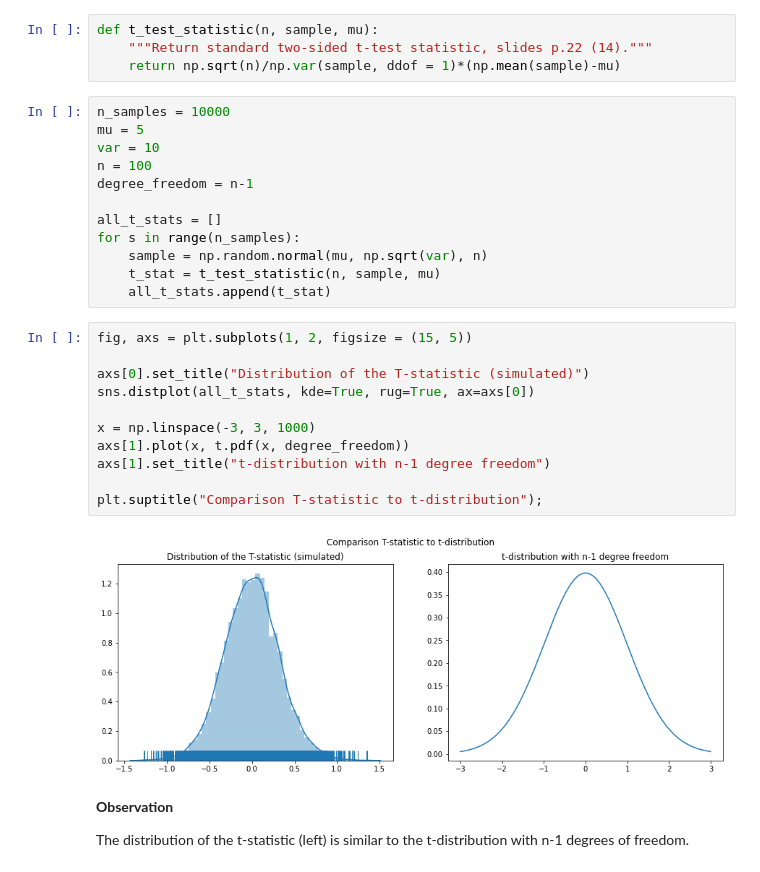
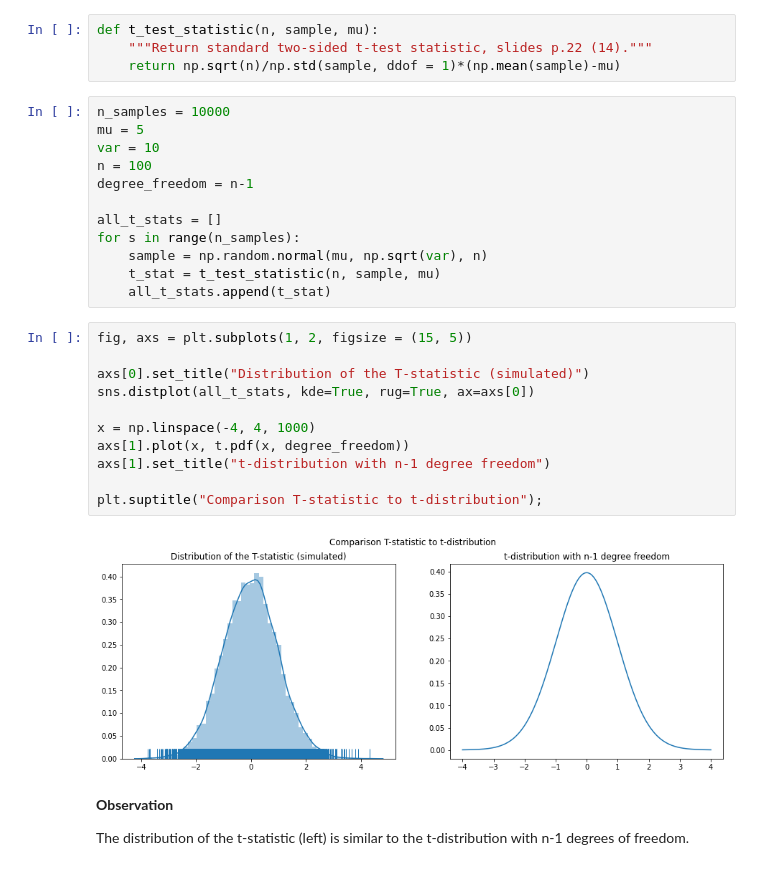
Before and after one commit to DorotheaMueller/statistics_assignments, a Jupyter notebook: ex_2.ipynb, the cells around one changed output. Saved outputs shown, nothing was run; the diff lists cells and outputs as text.

```diff
--- a/ex_2.ipynb
+++ b/ex_2.ipynb
@@ -556,7 +556,7 @@ from scipy.stats import t
 # %%
 def t_test_statistic(n, sample, mu):
     """Return standard two-sided t-test statistic, slides p.22 (14)."""
-    return np.sqrt(n)/np.var(sample, ddof = 1)*(np.mean(sample)-mu)
+    return np.sqrt(n)/np.std(sample, ddof = 1)*(np.mean(sample)-mu)
 # %%
 n_samples = 10000
 mu = 5
@@ -572,16 +572,16 @@ for s in range(n_samples):
 # %%
 fig, axs = plt.subplots(1, 2, figsize = (15, 5))
 
 axs[0].set_title("Distribution of the T-statistic (simulated)")
 sns.distplot(all_t_stats, kde=True, rug=True, ax=axs[0])
 
-x = np.linspace(-3, 3, 1000)
+x = np.linspace(-4, 4, 1000)
 axs[1].plot(x, t.pdf(x, degree_freedom))
 axs[1].set_title("t-distribution with n-1 degree freedom")
 
 plt.suptitle("Comparison T-statistic to t-distribution");
 # %% [output]
-[figure, old version]
+[figure, new version]
 # %% [markdown]
 **Observation**
 
```
Also changed, not shown: parts of 6 cells of this notebook.
